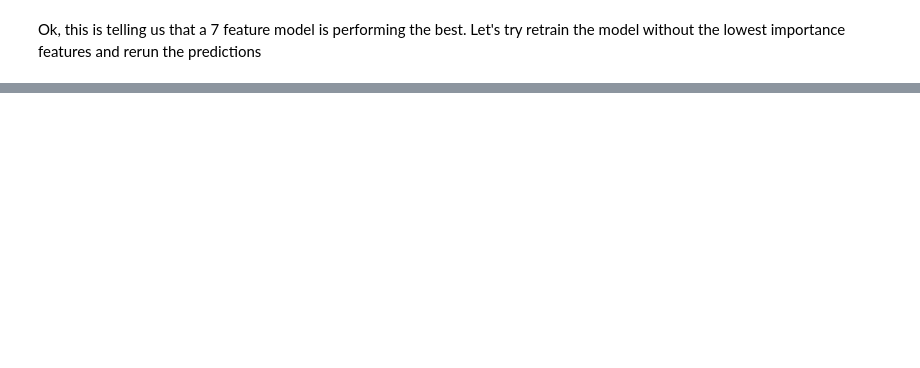
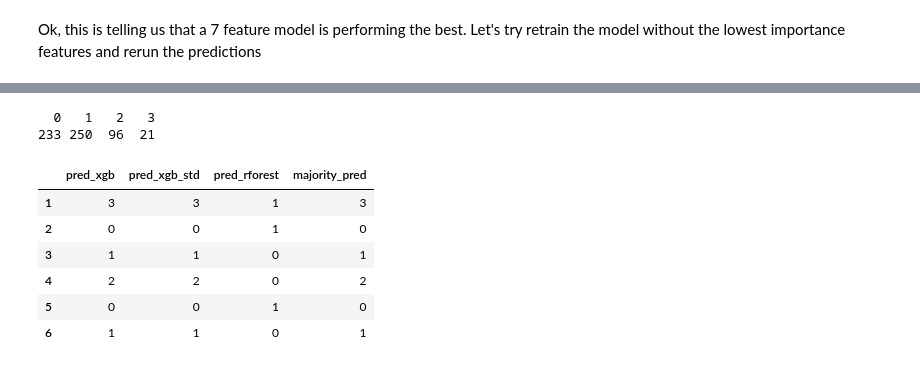
Before and after one commit to codeBehindMe/ADLA3, a Jupyter notebook: groupG.ipynb, the cells around one changed output, grey strips where cells are left out. Drawn from its saved outputs; the diff is of its cells as text; code cells hidden in the pictures; blank space fills up the shorter version.

Commit message:
ensemble method added to utils. Tidied up XGBoost bug

```diff
--- a/groupG.ipynb
+++ b/groupG.ipynb
@@ -734,0 +739,7 @@ Balanced Accuracy       0.474    0.477   0.5222  0.49570
+# %%
+# create a dataframe to store each of the predictions from each of the models we want to ensemble
+preds_df <- data.frame(matrix(ncol = 0, nrow =600))
+# %%
+preds_df$pred_xgb <- pred_xgb
+preds_df$pred_xgb_std <- pred_xgb_std
+preds_df$pred_rforest <- pred_rforest
@@ -734,0 +756,19 @@ Balanced Accuracy       0.474    0.477   0.5222  0.49570
+# %%
+table(preds_df$pred_xgb)
+# %% [output]
+  0   1   2   3
+233 250  96  21
+# %%
+Udf.Utilities.MajorityVotePredictions <- function(preds_df){
+
+    pred_cols <- ncol(preds_df)
+
+    # traverse the rows, add the mode to the new 'majority_pred' column
+    for (i in 1:nrow(preds_df)) {
+        mode <- Mode(preds_df[i, 1:pred_cols])
+        preds_df[i, 'majority_pred'] <- mode
+    }
+
+    return(preds_df)
+
+}
@@ -734,0 +780,12 @@ Balanced Accuracy       0.474    0.477   0.5222  0.49570
+# %%
+preds_df <- Udf.Utilities.MajorityVotePredictions(preds_df)
+# %%
+head(preds_df)
+# %% [output]
+|  | pred_xgb | pred_xgb_std | pred_rforest | majority_pred |
+| 1 | 3 | 3 | 1 | 3 |
+| 2 | 0 | 0 | 1 | 0 |
+| 3 | 1 | 1 | 0 | 1 |
+| 4 | 2 | 2 | 0 | 2 |
+| 5 | 0 | 0 | 1 | 0 |
+| 6 | 1 | 1 | 0 | 1 |
```
Also changed, not shown: parts of 32 cells of this notebook, 1 other file.
